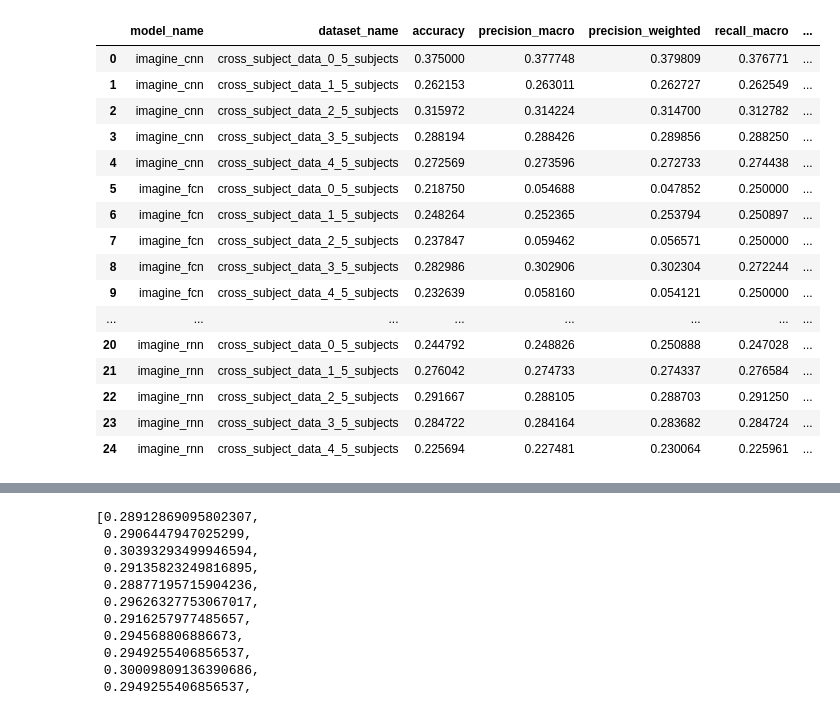
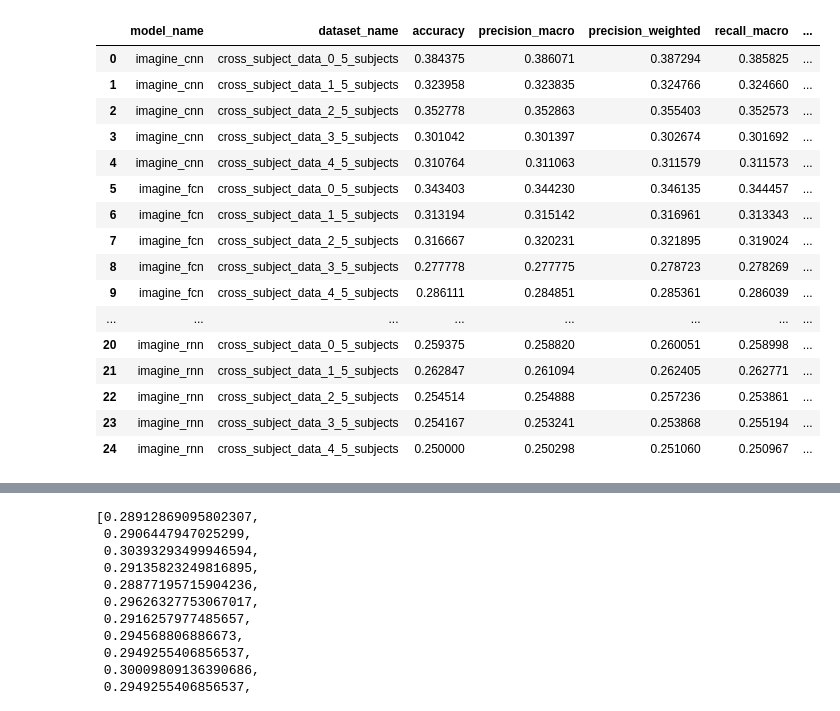
Before and after one commit to amar-enkhbat/thesis-2022, a Jupyter notebook: eval.ipynb, the cells around one changed output, grey strips where cells are left out. Drawn from its saved outputs; the diff is of its cells as text; code cells hidden in the pictures.

```diff
--- a/eval.ipynb
+++ b/eval.ipynb
@@ -89,34 +21,37 @@ imagine_rnn               0.027655             0.028171
+# %%
+final_results = pd.read_csv('output/2021-12-10-01-58/results.csv')
+final_results.groupby(['model_name']).mean()
 # %%
-final_results = pd.read_csv('./output/results.csv')
+
 
 std_per_dataset = final_results.groupby(['model_name', 'dataset_name']).std().drop(columns=['random_seed'])
 std_per_dataset = std_per_dataset.rename(columns={'accuracy': 'accuracy_std',
                     'precision_macro': 'precision_macro_std',
                     'precision_weighted': 'precision_weighted_std',
                     'recall_macro': 'recall_macro_std',
                     'recall_weighted': 'recall_weighted_std'})
 std_per_dataset = std_per_dataset.drop(columns=['AUROC', 'n_params'])
 mean_per_dataset = final_results.groupby(['model_name', 'dataset_name']).mean().drop(columns='random_seed')
 results_per_dataset = pd.concat([mean_per_dataset, std_per_dataset], axis=1)
 results_per_dataset.reset_index()
 # %% [output]
 |  | model_name | dataset_name | accuracy | precision_macro | precision_weighted | recall_macro | ... |
-| 0 | imagine_cnn | cross_subject_data_0_5_subjects | 0.375000 | 0.377748 | 0.379809 | 0.376771 | ... |
-| 1 | imagine_cnn | cross_subject_data_1_5_subjects | 0.262153 | 0.263011 | 0.262727 | 0.262549 | ... |
-| 2 | imagine_cnn | cross_subject_data_2_5_subjects | 0.315972 | 0.314224 | 0.314700 | 0.312782 | ... |
-| 3 | imagine_cnn | cross_subject_data_3_5_subjects | 0.288194 | 0.288426 | 0.289856 | 0.288250 | ... |
-| 4 | imagine_cnn | cross_subject_data_4_5_subjects | 0.272569 | 0.273596 | 0.272733 | 0.274438 | ... |
-| 5 | imagine_fcn | cross_subject_data_0_5_subjects | 0.218750 | 0.054688 | 0.047852 | 0.250000 | ... |
-| 6 | imagine_fcn | cross_subject_data_1_5_subjects | 0.248264 | 0.252365 | 0.253794 | 0.250897 | ... |
-| 7 | imagine_fcn | cross_subject_data_2_5_subjects | 0.237847 | 0.059462 | 0.056571 | 0.250000 | ... |
-| 8 | imagine_fcn | cross_subject_data_3_5_subjects | 0.282986 | 0.302906 | 0.302304 | 0.272244 | ... |
-| 9 | imagine_fcn | cross_subject_data_4_5_subjects | 0.232639 | 0.058160 | 0.054121 | 0.250000 | ... |
+| 0 | imagine_cnn | cross_subject_data_0_5_subjects | 0.384375 | 0.386071 | 0.387294 | 0.385825 | ... |
+| 1 | imagine_cnn | cross_subject_data_1_5_subjects | 0.323958 | 0.323835 | 0.324766 | 0.324660 | ... |
+| 2 | imagine_cnn | cross_subject_data_2_5_subjects | 0.352778 | 0.352863 | 0.355403 | 0.352573 | ... |
+| 3 | imagine_cnn | cross_subject_data_3_5_subjects | 0.301042 | 0.301397 | 0.302674 | 0.301692 | ... |
+| 4 | imagine_cnn | cross_subject_data_4_5_subjects | 0.310764 | 0.311063 | 0.311579 | 0.311573 | ... |
+| 5 | imagine_fcn | cross_subject_data_0_5_subjects | 0.343403 | 0.344230 | 0.346135 | 0.344457 | ... |
+| 6 | imagine_fcn | cross_subject_data_1_5_subjects | 0.313194 | 0.315142 | 0.316961 | 0.313343 | ... |
+| 7 | imagine_fcn | cross_subject_data_2_5_subjects | 0.316667 | 0.320231 | 0.321895 | 0.319024 | ... |
+| 8 | imagine_fcn | cross_subject_data_3_5_subjects | 0.277778 | 0.277775 | 0.278723 | 0.278269 | ... |
+| 9 | imagine_fcn | cross_subject_data_4_5_subjects | 0.286111 | 0.284851 | 0.285361 | 0.286039 | ... |
 | ... | ... | ... | ... | ... | ... | ... | ... |
-| 20 | imagine_rnn | cross_subject_data_0_5_subjects | 0.244792 | 0.248826 | 0.250888 | 0.247028 | ... |
-| 21 | imagine_rnn | cross_subject_data_1_5_subjects | 0.276042 | 0.274733 | 0.274337 | 0.276584 | ... |
-| 22 | imagine_rnn | cross_subject_data_2_5_subjects | 0.291667 | 0.288105 | 0.288703 | 0.291250 | ... |
-| 23 | imagine_rnn | cross_subject_data_3_5_subjects | 0.284722 | 0.284164 | 0.283682 | 0.284724 | ... |
-| 24 | imagine_rnn | cross_subject_data_4_5_subjects | 0.225694 | 0.227481 | 0.230064 | 0.225961 | ... |
+| 20 | imagine_rnn | cross_subject_data_0_5_subjects | 0.259375 | 0.258820 | 0.260051 | 0.258998 | ... |
+| 21 | imagine_rnn | cross_subject_data_1_5_subjects | 0.262847 | 0.261094 | 0.262405 | 0.262771 | ... |
+| 22 | imagine_rnn | cross_subject_data_2_5_subjects | 0.254514 | 0.254888 | 0.257236 | 0.253861 | ... |
+| 23 | imagine_rnn | cross_subject_data_3_5_subjects | 0.254167 | 0.253241 | 0.253868 | 0.255194 | ... |
+| 24 | imagine_rnn | cross_subject_data_4_5_subjects | 0.250000 | 0.250298 | 0.251060 | 0.250967 | ... |
 # %%
 std_per_model = final_results.groupby(['model_name']).std().drop(columns=['random_seed'])
 std_per_model = std_per_model.rename(columns={'accuracy': 'accuracy_std',
```
Also changed, not shown: parts of 5 cells of this notebook, 9 other files.
